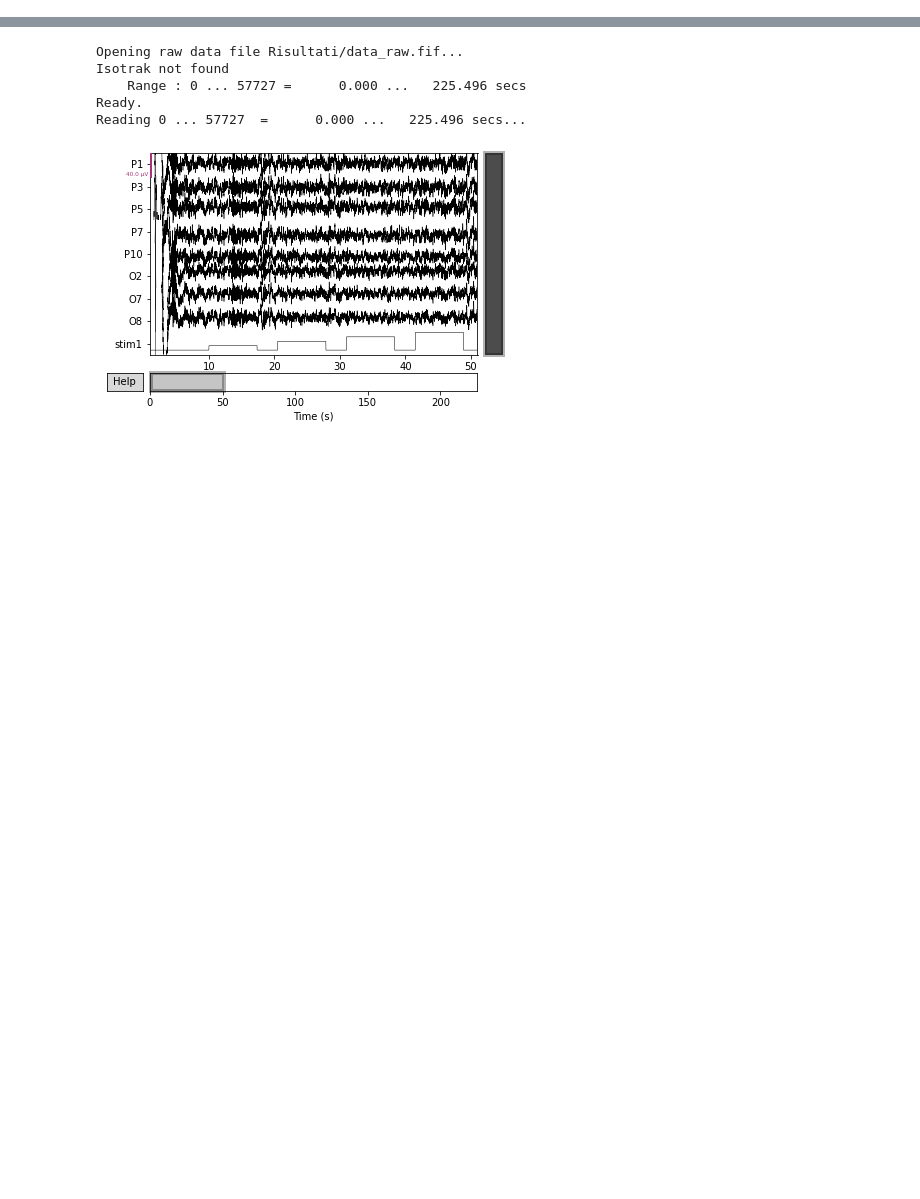
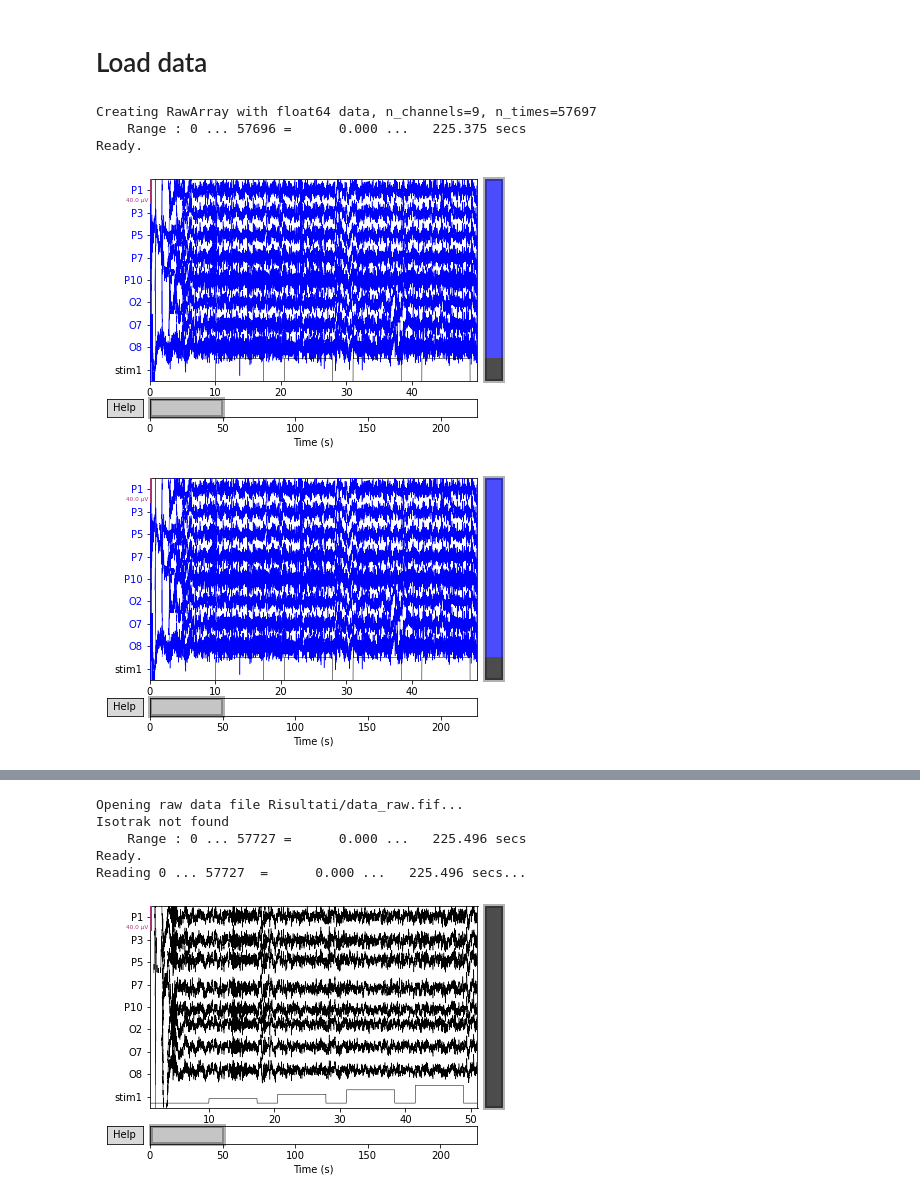
Before and after one commit to MachineLearningJournalClub/SSVEP_IEEE_SMC_2021, a Jupyter notebook: Pre-Processing/Pre_processing_bea.ipynb, the cells around one changed output, grey strips where cells are left out. Drawn from its saved outputs; the diff is of its cells as text; code cells hidden in the pictures; blank space fills up the shorter version.

```diff
--- a/Pre-Processing/Pre_processing_bea.ipynb
+++ b/Pre-Processing/Pre_processing_bea.ipynb
@@ -0,0 +9,31 @@
+# %% [markdown]
+# Load data
+# %%
+def load_session(path, sampling_freq, eeg_ch_names):
+    # load raw numpy data
+    mat = mat73.loadmat(path)
+    mat = mat['y']
+
+    # build metadata structure
+    ch_names = eeg_ch_names + ['stim1']
+    ch_types = (['eeg'] * 8) + ['stim']
+    info = mne.create_info(ch_names, sfreq=sampling_freq, ch_types=ch_types)
+
+    mat[1:9] = mat[1:9] * 1E-6 # mne expect raw data in Volt, loaded data is in micro volts!
+    raw = mne.io.RawArray(mat[1:10], info) # index 1-10 only for EEG and stim channels
+
+    return raw
+# %%
+fs = 256
+CH_NAMES = ['P1','P3','P5','P7','P10','O2','O7','O8']
+subj1_session1 = Path('new_data/subject_2_fvep_led_training_2.mat')
+
+raw = load_session(subj1_session1, fs, CH_NAMES)
+
+raw.plot(duration=50, color={'eeg':'blue'})
+# %% [output]
+Creating RawArray with float64 data, n_channels=9, n_times=57697
+    Range : 0 ... 57696 =      0.000 ...   225.375 secs
+Ready.
+[figure, added]
+[figure, added]
```
Also changed, not shown: parts of 7 cells of this notebook, 21 other files.
